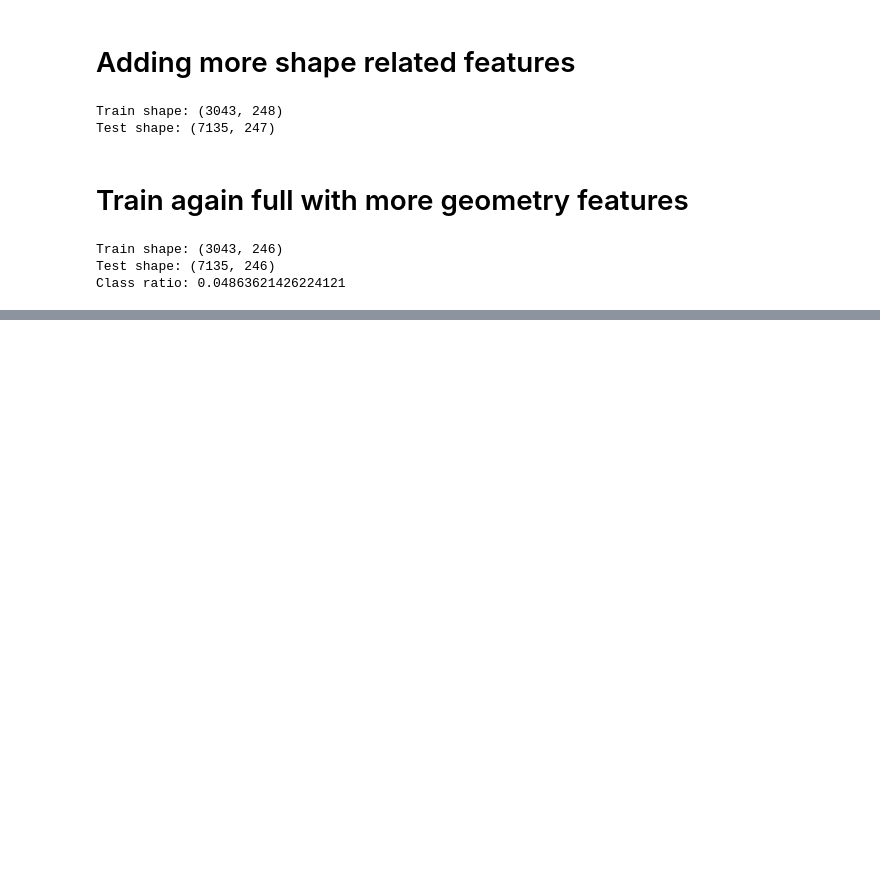
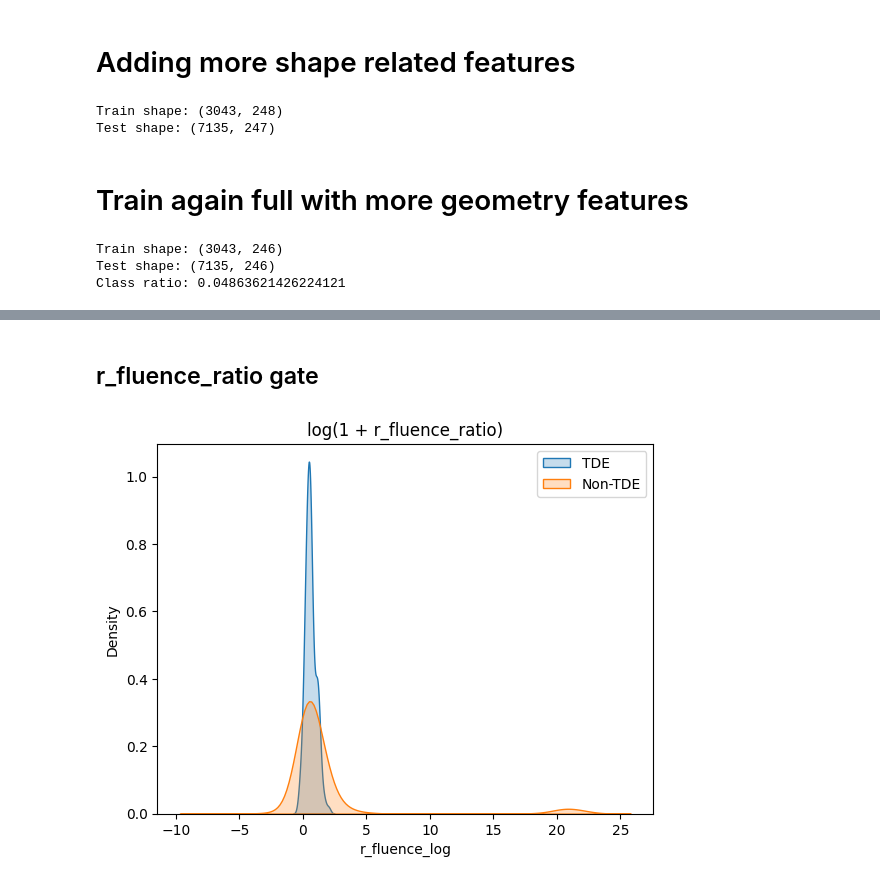
Before and after one commit to ayushsj99/MALLORN_Kaggle_Competition, a Jupyter notebook: MALLORN_Final.ipynb, the cells around one changed output, grey strips where cells are left out. Drawn from its saved outputs; the diff is of its cells as text; code cells hidden in the pictures; blank space fills up the shorter version.

Commit message:
kahi tari kelay bagh, score vadena pan😔

```diff
--- a/MALLORN_Final.ipynb
+++ b/MALLORN_Final.ipynb
@@ -698,3 +648,0 @@ XGBClassifier(base_score=None, booster=None, callbacks=None,
-# %%
-train_prob = model.predict_proba(X_train)[:, 1]
-print("Train ROC-AUC:", roc_auc_score(y_train, train_prob))
@@ -2186,0 +2507,17 @@ Positive rate (test): 0.048633496846531184
+# %%
+final_model = XGBClassifier(
+    objective="binary:logistic",
+    eval_metric="logloss",
+    random_state=42,
+    n_jobs=-1,
+    scale_pos_weight=(y == 0).sum() / (y == 1).sum(),
+    max_depth=4,
+    min_child_weight=3,
+    learning_rate=0.05,
+    n_estimators=600,
+    subsample=0.8,
+    colsample_bytree=0.8,
+    gamma=0.1
+)
+
+final_model.fit(X, y)
@@ -2186,0 +2972,28 @@ Positive rate (test): 0.048633496846531184
+# %% [markdown]
+## r_fluence_ratio gate
+# %%
+feat_raw = "r_fluence_ratio"
+feat_log = "r_fluence_log"
+
+train_df_full[feat_log] = np.log1p(train_df_full[feat_raw])
+test_df_full[feat_log] = np.log1p(test_df_full[feat_raw])
+# %%
+import seaborn as sns
+import matplotlib.pyplot as plt
+
+sns.kdeplot(
+    train_df_full.loc[y == 1, feat_log],
+    label="TDE",
+    fill=True
+)
+sns.kdeplot(
+    train_df_full.loc[y == 0, feat_log],
+    label="Non-TDE",
+    fill=True
+)
+
+plt.legend()
+plt.title("log(1 + r_fluence_ratio)")
+plt.show()
+# %% [output]
+[figure, added]
```
Also changed, not shown: parts of 137 cells of this notebook.
